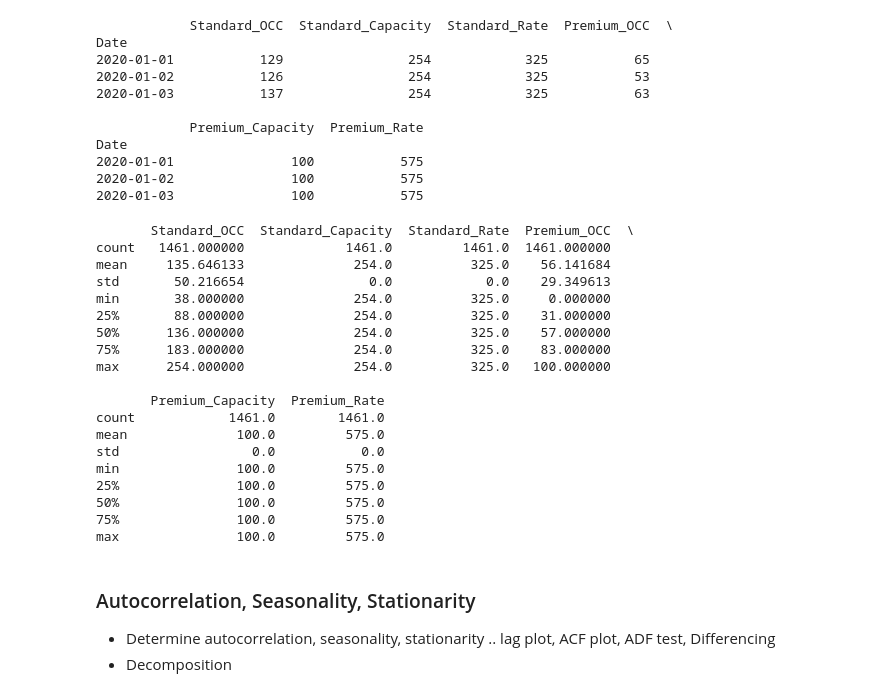
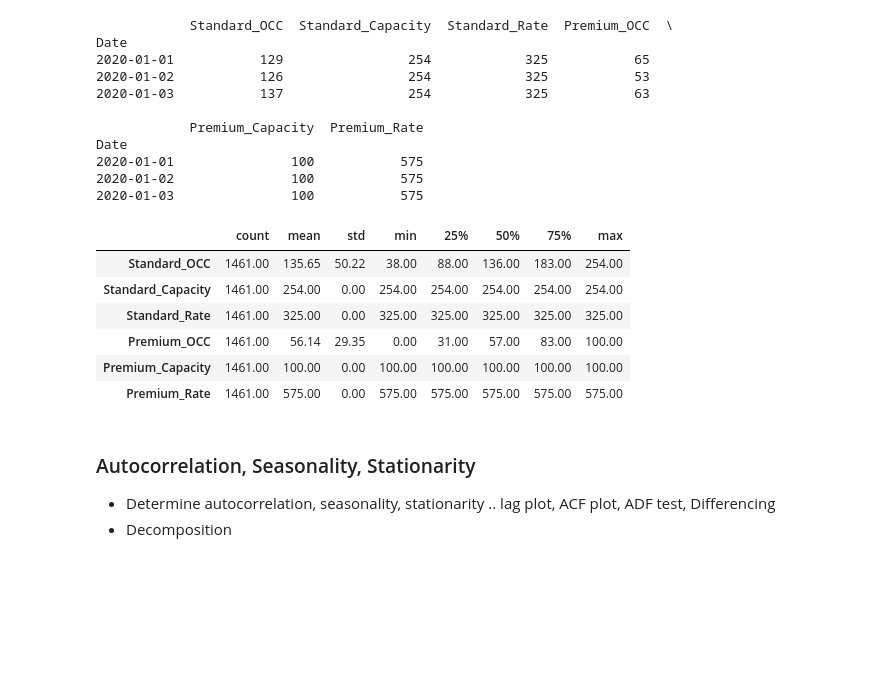
Before and after one commit to StuartG24/Travel_Co_Analysis, a Jupyter notebook: Notebooks_Data_Analysis/demand_analysis.ipynb, the cells around one changed output. Drawn from its saved outputs; the diff is of its cells as text; code cells hidden in the pictures; blank space fills up the shorter version.

```diff
--- a/Notebooks_Data_Analysis/demand_analysis.ipynb
+++ b/Notebooks_Data_Analysis/demand_analysis.ipynb
@@ -106,29 +107,18 @@ Date
 2020-01-03               100           575
 # %%
 #| label: csv_file_stats
+#| tbl-cap: Loaded File Characteristics
 
-print(hotel_time_series_df.describe())
-#display(hotel_time_series_df.describe())
+#print(hotel_time_series_df.describe())
+display(hotel_time_series_df.describe().T.style.format("{:.2f}"))
 # %% [output]
-       Standard_OCC  Standard_Capacity  Standard_Rate  Premium_OCC  \
-count   1461.000000             1461.0         1461.0  1461.000000
-mean     135.646133              254.0          325.0    56.141684
-std       50.216654                0.0            0.0    29.349613
-min       38.000000              254.0          325.0     0.000000
-25%       88.000000              254.0          325.0    31.000000
-50%      136.000000              254.0          325.0    57.000000
-75%      183.000000              254.0          325.0    83.000000
-max      254.000000              254.0          325.0   100.000000
-
-       Premium_Capacity  Premium_Rate
-count            1461.0        1461.0
-mean              100.0         575.0
-std                 0.0           0.0
-min               100.0         575.0
-25%               100.0         575.0
-50%               100.0         575.0
-75%               100.0         575.0
-max               100.0         575.0
+|  | count | mean | std | min | 25% | 50% | 75% | max |
+| Standard_OCC | 1461.00 | 135.65 | 50.22 | 38.00 | 88.00 | 136.00 | 183.00 | 254.00 |
+| Standard_Capacity | 1461.00 | 254.00 | 0.00 | 254.00 | 254.00 | 254.00 | 254.00 | 254.00 |
+| Standard_Rate | 1461.00 | 325.00 | 0.00 | 325.00 | 325.00 | 325.00 | 325.00 | 325.00 |
+| Premium_OCC | 1461.00 | 56.14 | 29.35 | 0.00 | 31.00 | 57.00 | 83.00 | 100.00 |
+| Premium_Capacity | 1461.00 | 100.00 | 0.00 | 100.00 | 100.00 | 100.00 | 100.00 | 100.00 |
+| Premium_Rate | 1461.00 | 575.00 | 0.00 | 575.00 | 575.00 | 575.00 | 575.00 | 575.00 |
 # %% [markdown]
 ### Autocorrelation, Seasonality, Stationarity
 
```
Also changed, not shown: parts of 3 cells of this notebook, 5 other files.
